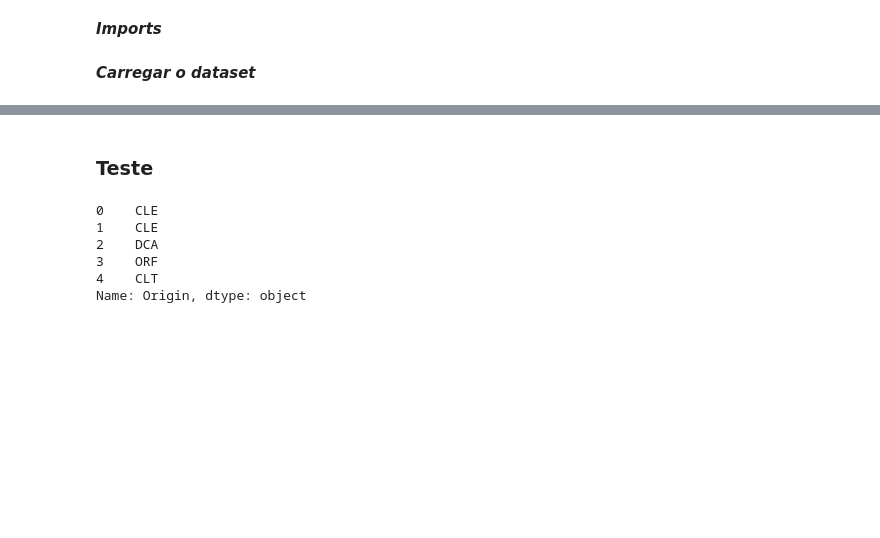
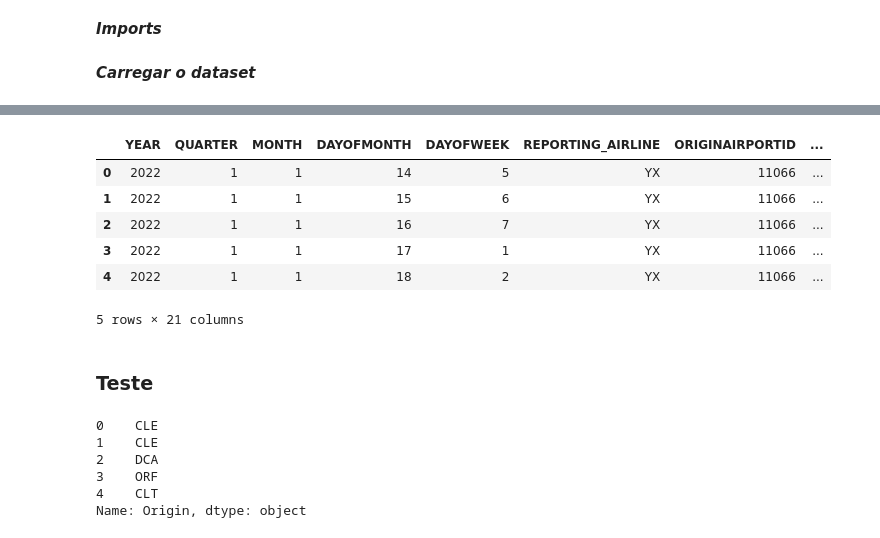
Before and after one commit to inesluis/LAIA_Project, a Jupyter notebook: src/flight_delay/data/dataset_modifications.ipynb, the cells around one changed output, grey strips where cells are left out. Drawn from its saved outputs; the diff is of its cells as text; code cells hidden in the pictures; blank space fills up the shorter version.

```diff
--- a/src/flight_delay/data/dataset_modifications.ipynb
+++ b/src/flight_delay/data/dataset_modifications.ipynb
@@ -16,3 +38,15 @@ df = pd.read_csv(csv_path)
+# %%
+df_upper = df.copy()
+df_upper.columns = df_upper.columns.str.upper()
+df_upper.head()
+# %% [output]
+|  | YEAR | QUARTER | MONTH | DAYOFMONTH | DAYOFWEEK | REPORTING_AIRLINE | ORIGINAIRPORTID | ... |
+| 0 | 2022 | 1 | 1 | 14 | 5 | YX | 11066 | ... |
+| 1 | 2022 | 1 | 1 | 15 | 6 | YX | 11066 | ... |
+| 2 | 2022 | 1 | 1 | 16 | 7 | YX | 11066 | ... |
+| 3 | 2022 | 1 | 1 | 17 | 1 | YX | 11066 | ... |
+| 4 | 2022 | 1 | 1 | 18 | 2 | YX | 11066 | ... |
+5 rows × 21 columns
 # %% [markdown]
 ### Teste
 # %%
```
Also changed, not shown: parts of 3 cells of this notebook, 5 other files.
